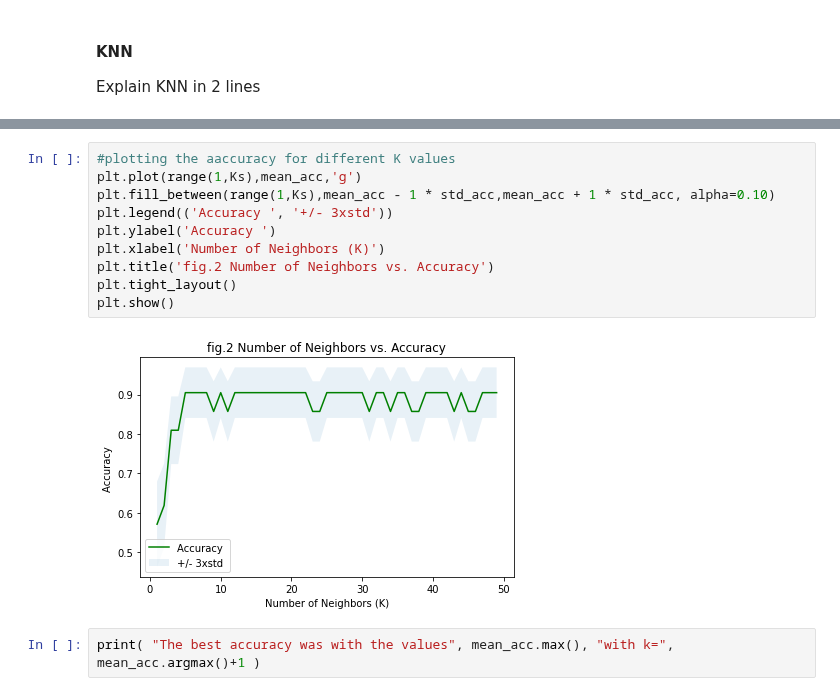
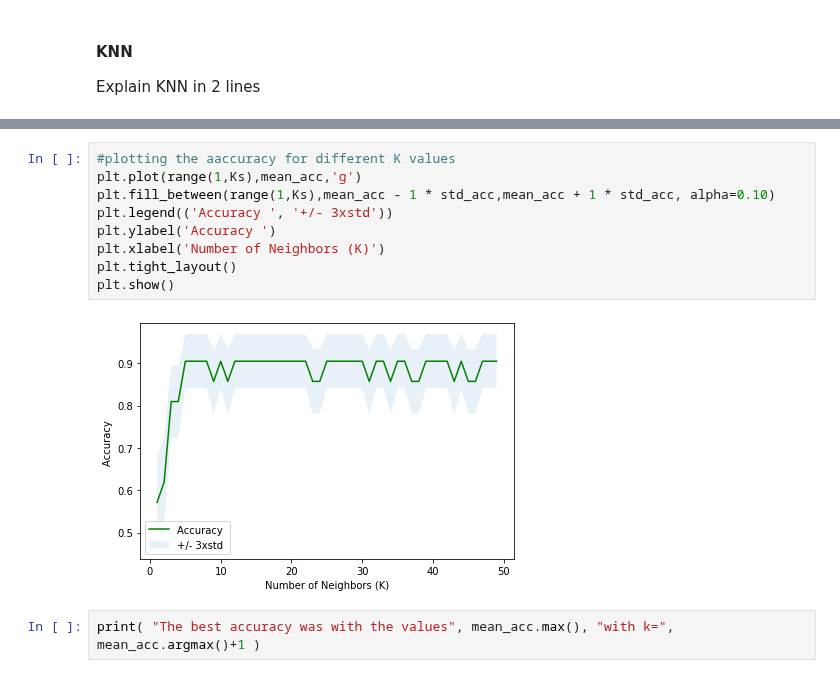
Before and after one commit to DSCI-310/DSCI-310-Group-7, a Jupyter notebook: zoo_analysis.ipynb, the cells around one changed output, grey strips where cells are left out. Drawn from its saved outputs; the diff is of its cells as text.

```diff
--- a/zoo_analysis.ipynb
+++ b/zoo_analysis.ipynb
@@ -178,15 +178,14 @@ array([1.        , 0.95238095, 0.95238095, 0.9047619 , 0.85714286,
 # %%
 #plotting the aaccuracy for different K values
 plt.plot(range(1,Ks),mean_acc,'g')
 plt.fill_between(range(1,Ks),mean_acc - 1 * std_acc,mean_acc + 1 * std_acc, alpha=0.10)
 plt.legend(('Accuracy ', '+/- 3xstd'))
 plt.ylabel('Accuracy ')
 plt.xlabel('Number of Neighbors (K)')
-plt.title('fig.2 Number of Neighbors vs. Accuracy')
 plt.tight_layout()
 plt.show()
 # %% [output]
-[figure, old version]
+[figure, new version]
 # %%
 print( "The best accuracy was with the values", mean_acc.max(), "with k=", mean_acc.argmax()+1 )
 # %% [output]
```
Also changed, not shown: parts of 1 cell of this notebook, 1 other file.
